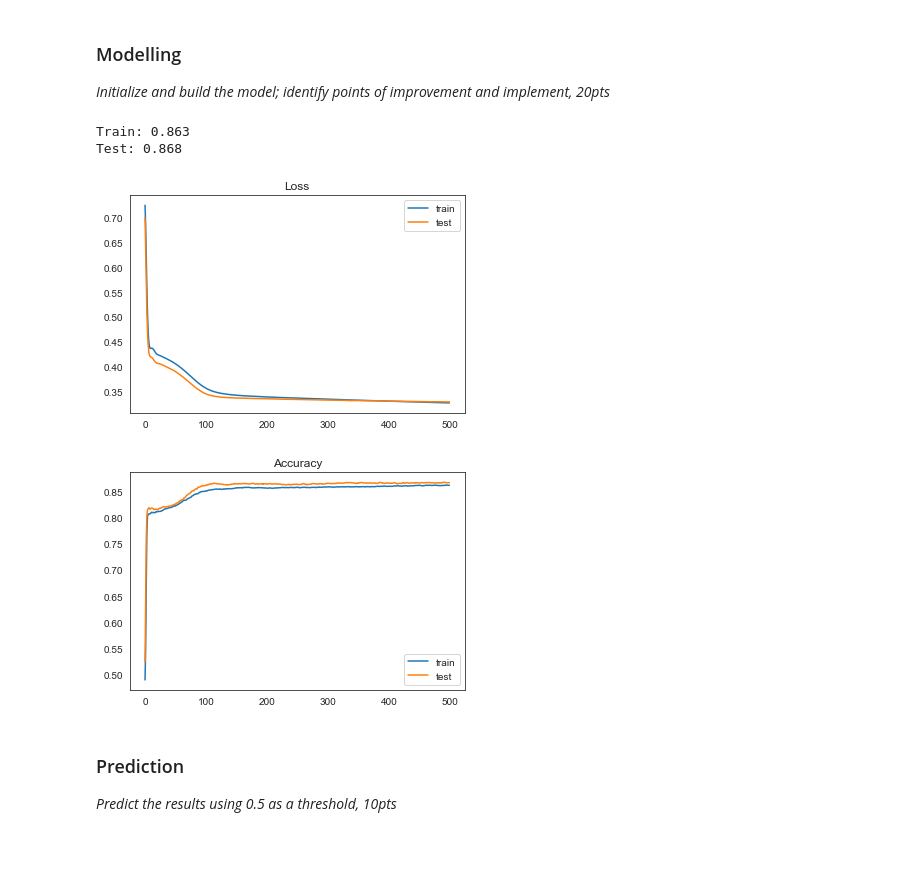
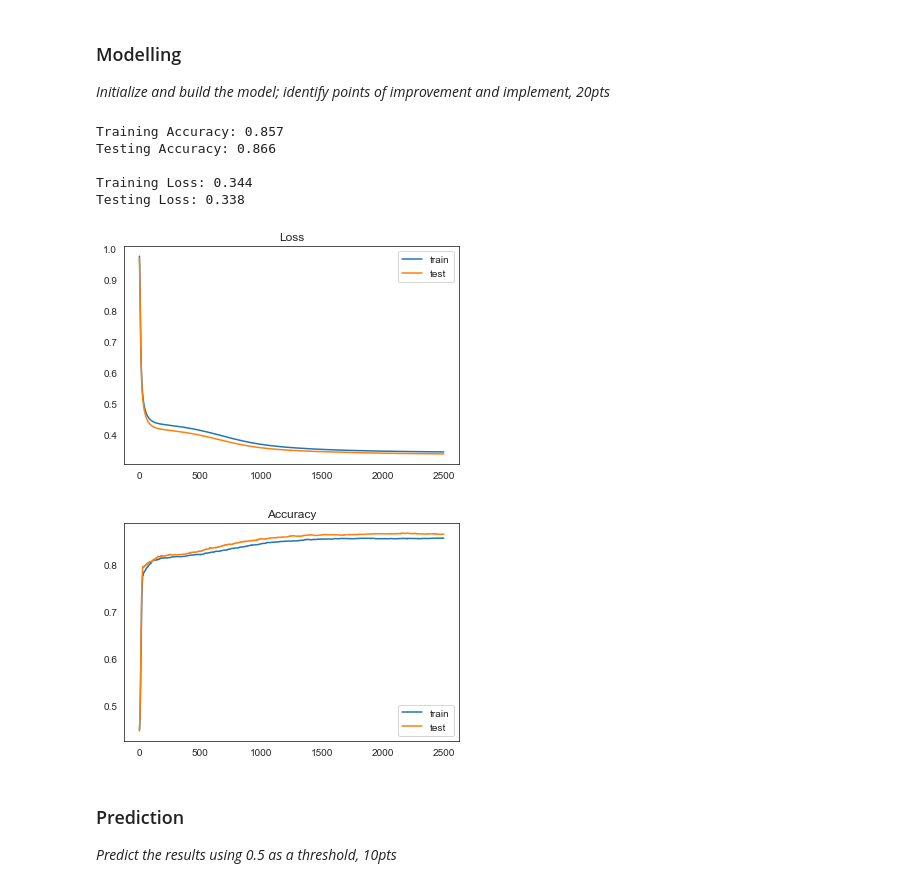
Before and after one commit to pcopley/uta-aiml, a Jupyter notebook: 06 Intro to Neural Networks/04 Project/Bank Churn Prediction Neural Network.ipynb, the cells around one changed output. Cells and saved outputs as stored; diff of their text form; code cells hidden in the pictures; blank space fills up the shorter version.

```diff
--- a/06 Intro to Neural Networks/04 Project/Bank Churn Prediction Neural Network.ipynb
+++ b/06 Intro to Neural Networks/04 Project/Bank Churn Prediction Neural Network.ipynb
@@ -124,6 +124,10 @@ Churned customers in test dataset:     2416 (80.53%)
 # %% [markdown]
 ### Normalization
 *Normalize train and test data, 10pts*
+# %%
+# We can remove one of each of our one-hot encoded columns
+x_train = x_train.drop(['Geography_France', 'Gender_Female'], axis=1)
+x_test = x_test.drop(['Geography_France', 'Gender_Female'], axis=1)
 # %%
 from scipy.stats import zscore
 
@@ -152,42 +156,46 @@ keras.backend.set_floatx('float64')
 
 model = Sequential()
 
-opt = SGD(lr=.01, momentum=.9)
+opt = SGD(lr=.005, momentum=.9)
 
-model.add(Dense(256, input_shape=(13,), activation='elu'))
-model.add(Dense(128, activation='elu'))
-model.add(Dense(64, activation='elu'))
-model.add(Dense(32, activation='elu'))
+# 11-node input layer and 9-node hidden layer
+model.add(Dense(9, input_shape=(11,), activation='elu'))
 
 # Single output neuron
 model.add(Dense(1, activation='sigmoid'))
 
 model.compile(loss='binary_crossentropy', optimizer=opt, metrics=['accuracy'])
 
-history = model.fit(x_train, y_train, epochs=500, batch_size=4096, verbose=0, validation_data=(x_test, y_test))
+history = model.fit(x_train, y_train, epochs=2500, batch_size=4096, verbose=0, validation_data=(x_test, y_test))
 # %%
-_, train_acc = model.evaluate(x_train, y_train, verbose=0)
-_, test_acc = model.evaluate(x_test, y_test, verbose=0)
+train_loss, train_acc = model.evaluate(x_train, y_train, verbose=0)
+test_loss, test_acc = model.evaluate(x_test, y_test, verbose=0)
 
-print('Train: %.3f' % train_acc)
-print('Test: %.3f' % test_acc)
+print('Training Accuracy: %.3f' % train_acc)
+print('Testing Accuracy: %.3f' % test_acc)
+print('')
+print('Training Loss: %.3f' % train_loss)
+print('Testing Loss: %.3f' % test_loss)
 
 plt.title('Loss')
 plt.plot(history.history['loss'], label='train')
 plt.plot(history.history['val_loss'], label='test')
 plt.legend()
 plt.show()
 
 plt.title('Accuracy')
 plt.plot(history.history['accuracy'], label='train')
 plt.plot(history.history['val_accuracy'], label='test')
 plt.legend()
 plt.show()
 # %% [output]
-Train: 0.863
-Test: 0.868
+Training Accuracy: 0.857
+Testing Accuracy: 0.866
+
+Training Loss: 0.344
+Testing Loss: 0.338
-[figure, old version]
+[figure, new version]
-[figure, old version]
+[figure, new version]
 # %% [markdown]
 ### Prediction
 *Predict the results using 0.5 as a threshold, 10pts*
```
Also changed, not shown: parts of 6 cells of this notebook, 2 other files.
